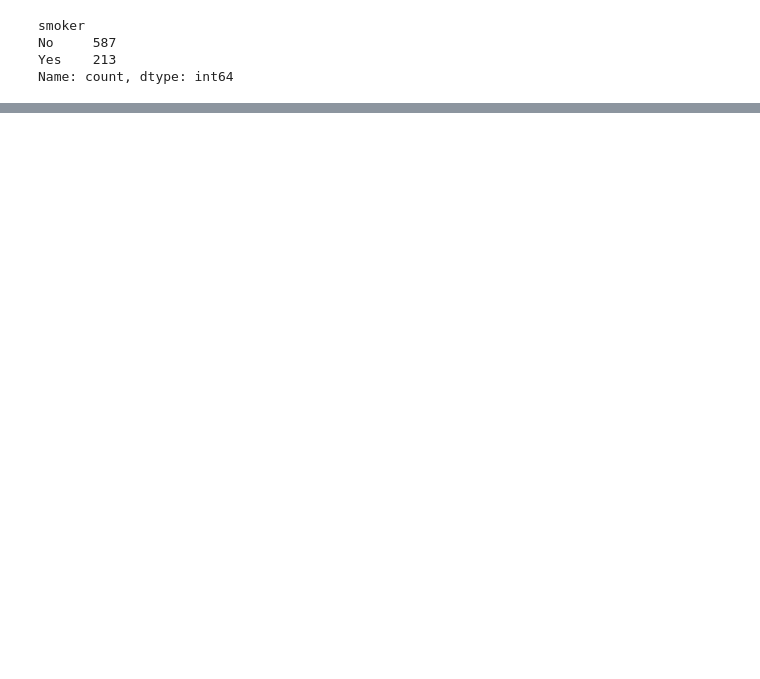
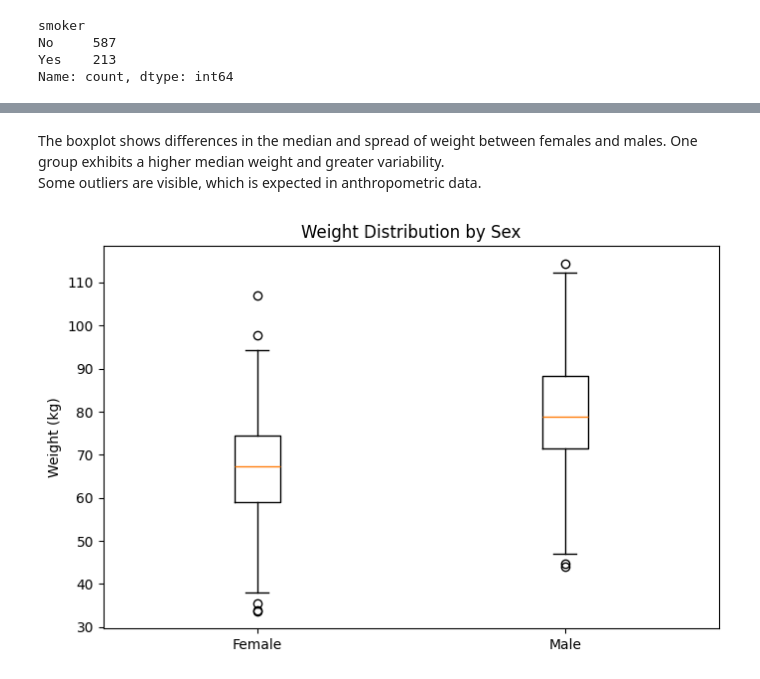
Before and after one commit to Realytica/health_study, a Jupyter notebook: notebooks/part_1_health_study.ipynb, the cells around one changed output, grey strips where cells are left out. Cells and saved outputs as stored; diff of their text form; code cells hidden in the pictures; blank space fills up the shorter version.

```diff
--- a/notebooks/part_1_health_study.ipynb
+++ b/notebooks/part_1_health_study.ipynb
@@ -82,0 +151,14 @@ sdfg
+# %% [markdown]
+The boxplot shows differences in the median and spread of weight between females and males. One group exhibits a higher median weight and greater variability.\
+Some outliers are visible, which is expected in anthropometric data.
+# %%
+weights_female = df[df["sex"] == "F"]["weight"]
+weights_male = df[df["sex"] == "M"]["weight"]
+
+plt.figure(figsize=(8, 5))
+plt.boxplot([weights_female, weights_male], tick_labels=["Female", "Male"])
+plt.ylabel("Weight (kg)")
+plt.title("Weight Distribution by Sex")
+plt.show()
+# %% [output]
+[figure, added]
```
Also changed, not shown: parts of 29 cells of this notebook.
